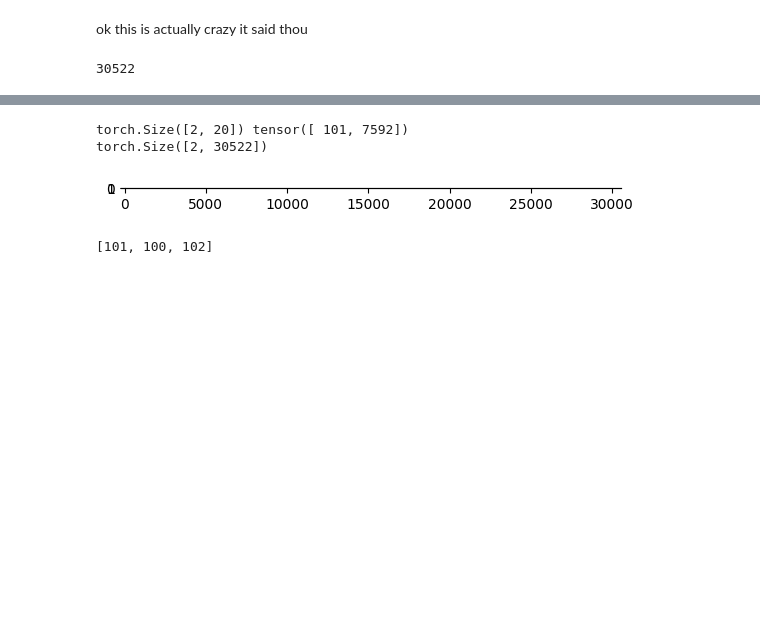
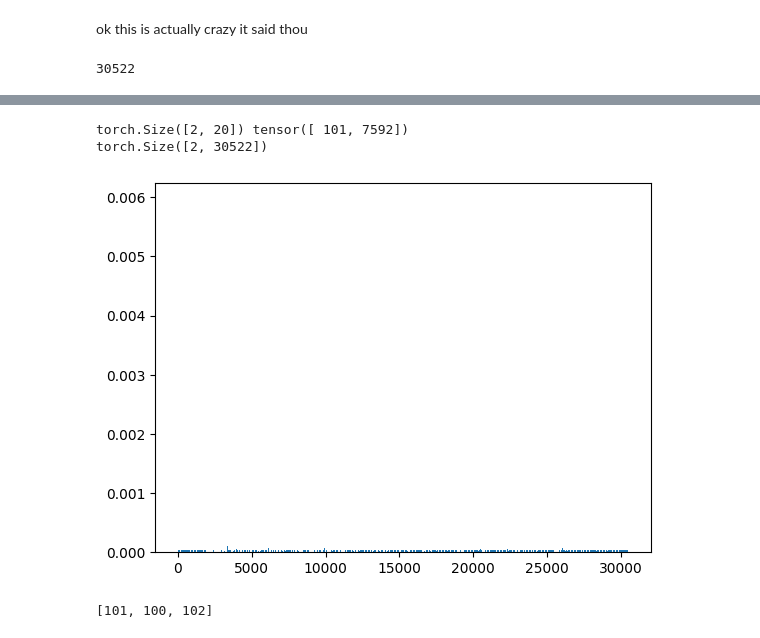
Before and after one commit to Trickshotblaster/nn-practices, a Jupyter notebook: actual_words.ipynb, the cells around one changed output, grey strips where cells are left out. Saved outputs shown, nothing was run; the diff lists cells and outputs as text; code cells hidden in the pictures; blank space fills up the shorter version.

```diff
--- a/actual_words.ipynb
+++ b/actual_words.ipynb
@@ -117,7 +117,7 @@ def make_batch(batch):
   for sentence in batch:
     context = [0] * context_len
     for word, next in zip(sentence, sentence[1:]):
-      context = context[1:] + [word]
+      context = context[1:] + [word] if context_len > 1 else [word]
       xs.append(context)
       ys.append(next)
   xs = torch.tensor(xs).to(device)
@@ -274,24 +277,24 @@ cont_random("Romeo")
 # %%
 @torch.no_grad()
 def view_forward(text):
   ins = text
   x = tokenizer.encode(text)
   context = [0] * (context_len - len(x)) + x if (context_len - len(x)) > 0 else x[:-context_len]
   context = torch.tensor(context)
   emb = C[context].view(-1, emb_dim * context_len)
   print(emb.shape, context)
   l1 = (emb @ w1 + b1).tanh()
   out = l1 @ w2 + b2
   out = F.softmax(out, dim=1)
   print(out.shape)
-  plt.imshow(out.cpu().numpy())
+  plt.bar(torch.arange(30522), out[0].cpu().numpy())
 
 
 view_forward("Hello")
 # %% [output]
 torch.Size([2, 20]) tensor([ 101, 7592])
 torch.Size([2, 30522])
-[figure, old version]
+[figure, new version]
 # %%
 tokenizer.encode("[UNK]")
 # %% [output]
```
Also changed, not shown: parts of 8 cells of this notebook.
